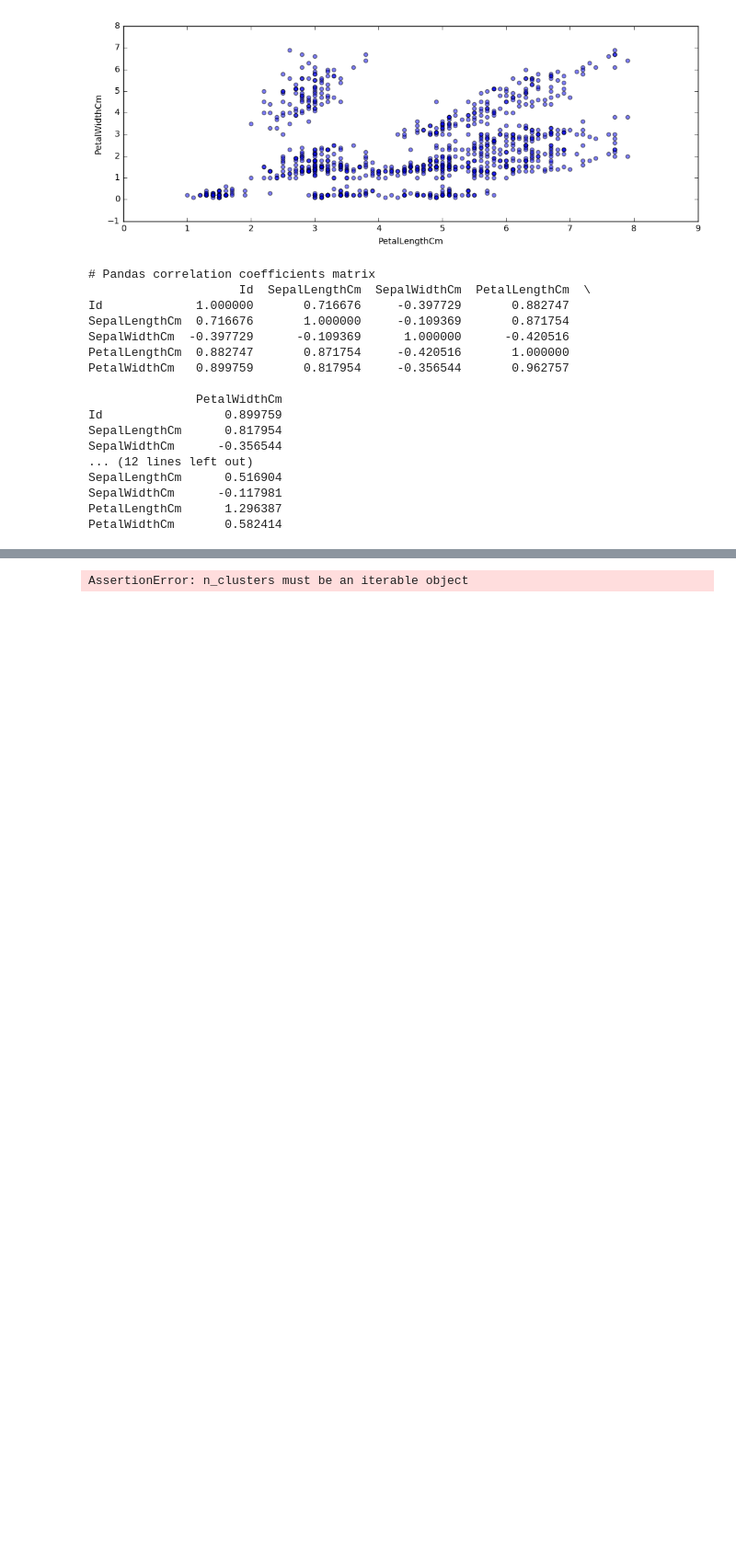
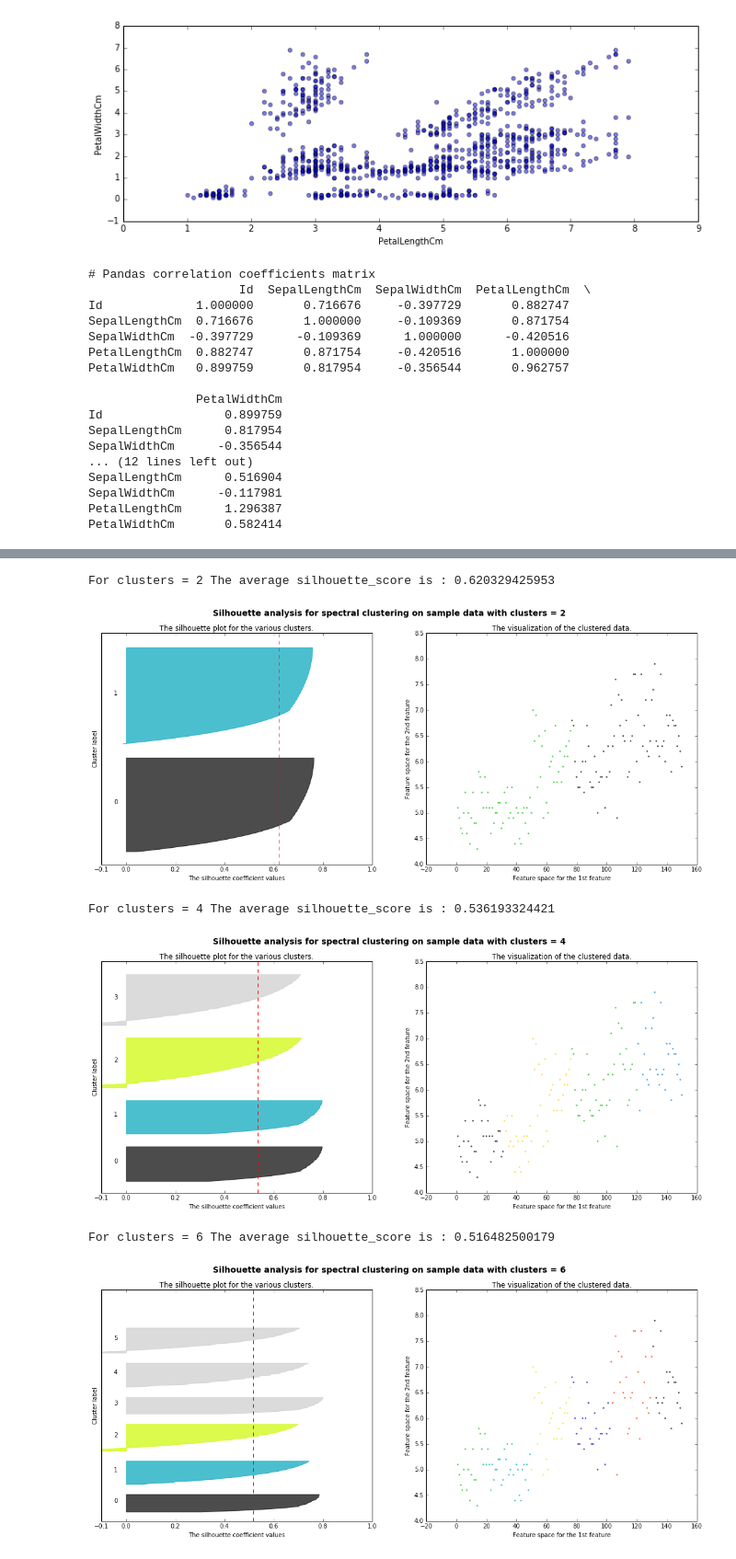
Before and after one commit to greytip/data-science-utils, a Jupyter notebook: DataExplorerTemplate.ipynb, the cells around one changed output, grey strips where cells are left out. Shown at 92% size. Cells and saved outputs as stored; diff of their text form; code cells hidden in the pictures; blank space fills up the shorter version.

```diff
--- a/DataExplorerTemplate.ipynb
+++ b/DataExplorerTemplate.ipynb
@@ -98,6 +98,11 @@ For clusters = 6 The average silhouette_score is : 0.532536501633
 [figure]
 [interactive output not drawn]
 # %%
-analyze.silhouette_analyze(df, cluster_type='spectral', n_clusters=3)
+analyze.silhouette_analyze(df, cluster_type='spectral', n_clusters=range(2,8,2))
 # %% [output]
-AssertionError: n_clusters must be an iterable object
+For clusters = 2 The average silhouette_score is : 0.620329425953
+[figure, added]
+For clusters = 4 The average silhouette_score is : 0.536193324421
+[figure, added]
+For clusters = 6 The average silhouette_score is : 0.516482500179
+[figure, added]
```
Also changed, not shown: parts of 5 cells of this notebook, 2 other files.
